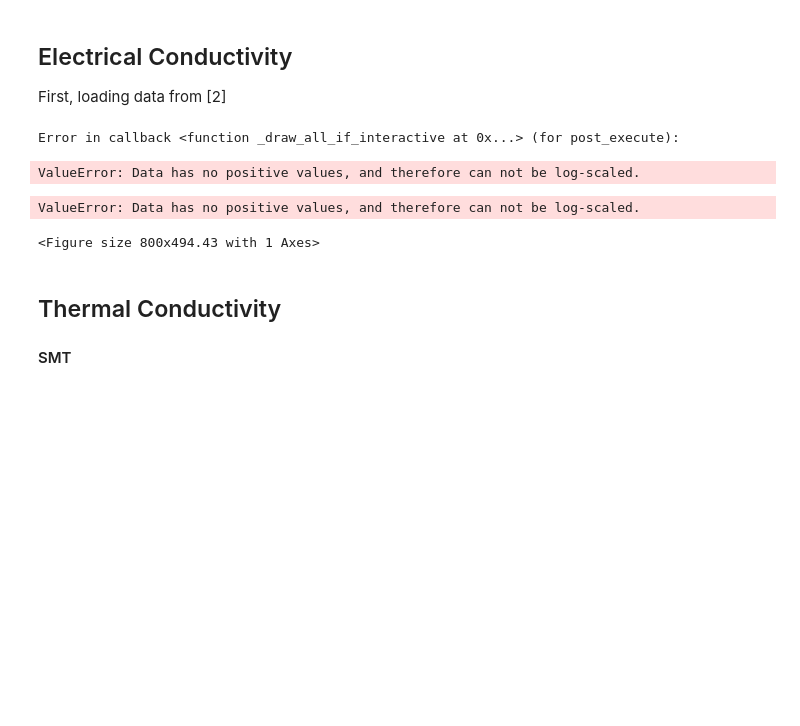
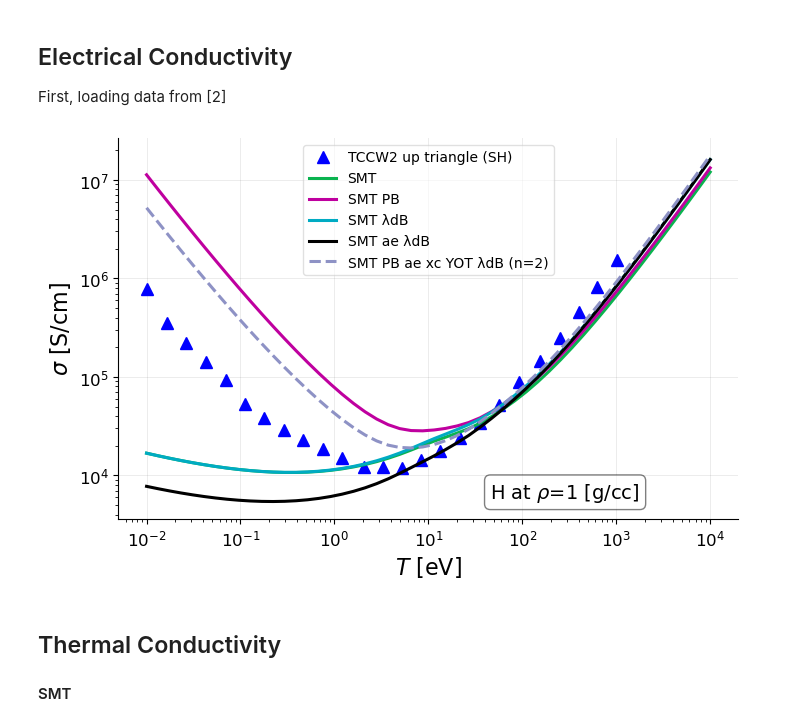
Before and after one commit to ZachAJohnson/SMT, a Jupyter notebook: examples/Example_XC_λ_Validation.ipynb, the cells around one changed output. Cells and saved outputs as stored; diff of their text form; code cells hidden in the pictures; blank space fills up the shorter version.

```diff
--- a/examples/Example_XC_λ_Validation.ipynb
+++ b/examples/Example_XC_λ_Validation.ipynb
@@ -141,48 +139,44 @@ TCCW2_H_σ_uptri = read_csv("TCCW2_Fig6a_SH.txt", delim_whitespace=True, header=
 ax.plot(TCCW2_H_σ_uptri['T[eV]'], TCCW2_H_σ_uptri['σ[S/cm]'],'b^', label='TCCW2 up triangle (SH)')
 
 ax.plot(TeV_list, SMT_H_funcs[4](TeV_list), label='SMT')
-ax.plot(TeV_list, mSMT_H_funcs[4](TeV_list), label=r'SMT + $\lambda_{dB}$')
-# ax.plot(TeV_list, SMTPB_H_funcs[4](TeV_list), label='SMT PB')
-# ax.plot(TeV_list, SMTλdB_H_funcs[4](TeV_list), label='SMT λdB')
-# ax.plot(TeV_list, SMTaeλdB_H_funcs[4](TeV_list), label=f'SMT ae λdB ')
+ax.plot(TeV_list, SMTPB_H_funcs[4](TeV_list), label='SMT PB')
+ax.plot(TeV_list, SMTλdB_H_funcs[4](TeV_list), label='SMT λdB')
+ax.plot(TeV_list, SMTaeλdB_H_funcs[4](TeV_list),'k', label=f'SMT ae λdB ')
 # ax.plot(TeV_list, SMTYOT_H_funcs[4](TeV_list),'--', label='SMT xc')
 # ax.plot(TeV_list, SMTYOTλdB_H_funcs[4](TeV_list),'--', label=f'SMT xc λdB (n={λdB_n})')
 # ax.plot(TeV_list, SMTaeYOTλdB_H_funcs[4](TeV_list),'--', label=f'SMT ae xc λdB (n={λdB_n})')
-# ax.plot(TeV_list, SMTPBaeYOTλdB_H_funcs[4](TeV_list),'--', label=f'SMT PB ae xc YOT λdB (n={λdB_n})')
-# ax.plot(TeV_list, 10*TeV_list**(1.5),'r:', label=r'$T^{3/2}$')
+ax.plot(TeV_list, SMTPBaeYOTλdB_H_funcs[4](TeV_list),'--', label=f'SMT PB ae xc YOT λdB (n={λdB_n})')
+
 ax.set_ylabel(r"$\sigma$ [S/cm]")
 #
 # ax = axs[1]
 # ax.plot(TeV_list, SMTλdB_H_funcs[6](TeV_list)[3]/SMTλdB_H_funcs[6](TeV_list)[2], label=r'$r_c/\lambda_{dB}$')
 # ax.plot(TeV_list, SMTλdB_H_funcs[4](TeV_list)/SMT_H_funcs[4](TeV_list), label='SMTdB/SMT')
 # ax.plot(TeV_list, SMTλdB_H_funcs[6](TeV_list)[-2], label=r'$f_{\rm dB}$')
 # ax.plot(TeV_list, SMTλdB_H_funcs[6](TeV_list)[-1], label=r'$K_{11}(g_{ei})$')
 # ax.plot(TeV_list, SMTλdB_H_funcs[6](TeV_list)[0]/SMTλdB_H_funcs[5](TeV_list), label=r'$\lambda_e/\lambda_{\rm eff}$')
 # ax.plot(TeV_list, SMTλdB_H_funcs[6](TeV_list)[1]/SMTλdB_H_funcs[5](TeV_list), label=r'$\lambda_i^{\rm eff}/\lambda_{\rm eff}$')
 # ax.plot(TeV_list, SMTYOTλdB_H_funcs[4](TeV_list)/SMT_H_funcs[4](TeV_list), label=r'$\sigma(YOT+\lambda_{dB})/\sigma$')
 # ax.plot(TeV_list, SMTλdB_H_funcs[6](TeV_list)[4], label=r'$\theta$')
 # ax.set_ylabel("Parameter")
 
 for ax in axs:
     ax.set_xlabel(r"$T$ [eV]")
 
     # Inset Text Box
     bbox = dict(boxstyle='round', facecolor='white', alpha=0.5)
     inset_text = f"{Element_name} at " r"$\rho$" + f"={ρi_gpercc} [g/cc]"
     ax.text(0.6, 0.1, inset_text, transform=ax.transAxes, fontsize=14,
             verticalalignment='top', bbox=bbox)
 
     # Scales
     ax.set_yscale('log')
     ax.set_xscale('log')
 
     # Legend
     ax.legend()
 # %% [output]
-Error in callback <function _draw_all_if_interactive at 0x...> (for post_execute):
-ValueError: Data has no positive values, and therefore can not be log-scaled.
-ValueError: Data has no positive values, and therefore can not be log-scaled.
-<Figure size 800x494.43 with 1 Axes>
+[figure, added]
 # %% [markdown]
 ## Thermal Conductivity
 
```
Also changed, not shown: parts of 11 cells of this notebook, 2 other files.
